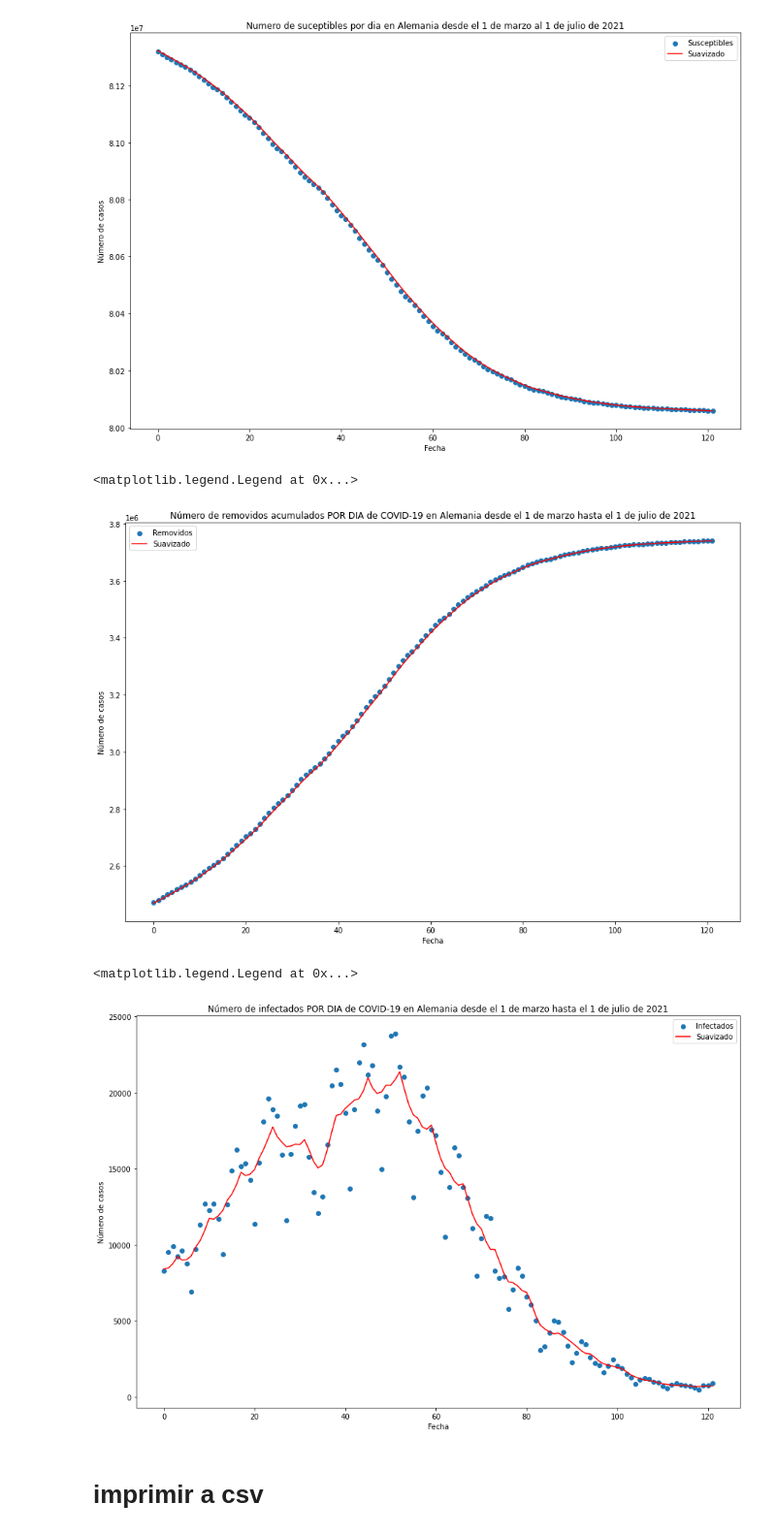
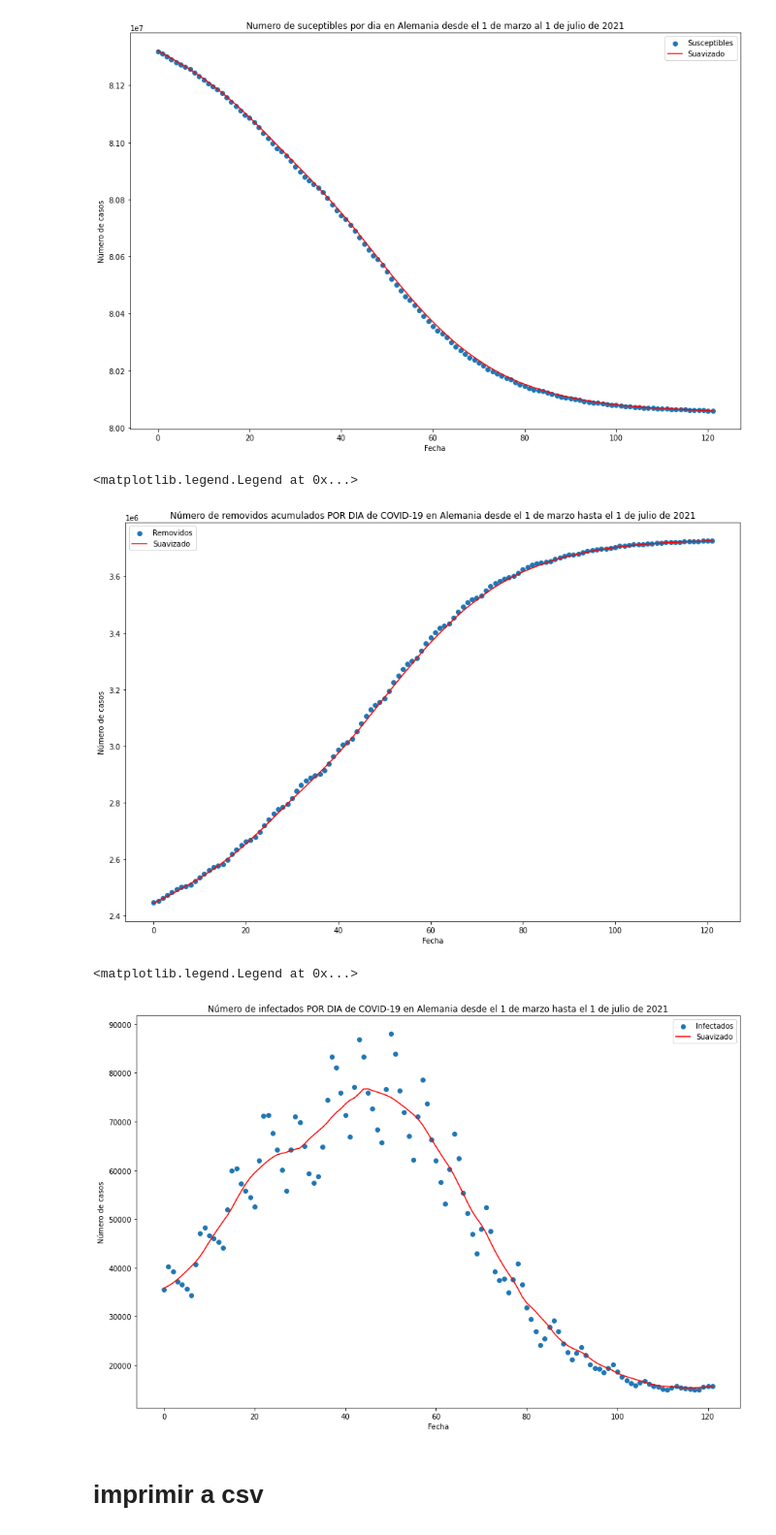
Before and after one commit to oazula/Dinamica-V, a Jupyter notebook: Analisis de datos Alemania.ipynb, the cells around one changed output. Shown at 97% size. Saved outputs shown, nothing was run; the diff lists cells and outputs as text; code cells hidden in the pictures.

Commit message:
pinn alemania, los datos estan muy mal, creo que es mejor dejar asi y seguir con colombia

```diff
--- a/Analisis de datos Alemania.ipynb
+++ b/Analisis de datos Alemania.ipynb
@@ -76,0 +98,6 @@ Numero de muertes:Muertos por cada case group
+# %%
+data_R = data[['Fecha de informe', 'Número de recuperaciones', 'Número de muertes']]
+data_R = data_R.sort_values('Fecha de informe')
+data_R = data_R.groupby('Fecha de informe').sum()
+data_R = data_R.shift(1)
+data_R
@@ -129,8 +196,8 @@ print(len(susceptible_by_date))
 1634
 # %%
 #WE need to find the index of the dates of March 1 and July 1
-march_1_index = unique_days.index(pd.to_datetime('2021-03-01').date())
-july_1_index = unique_days.index(pd.to_datetime('2021-07-01').date())
-print(march_1_index, july_1_index)
+start = unique_days.index(pd.to_datetime('2021-03-1').date())
+end = unique_days.index(pd.to_datetime('2021-07-1').date())
+print(start, end)
 # %% [output]
 425 547
@@ -241,29 +321,20 @@ El numero de removidos es 38835362
 En una fecha dada, el Ic deberia ser difrente al numero de removidosn acumulados hasta esa fecha
 # %%
 
-#! Este bloque tiene un bug: Si se corre más de una vez, el resultado va aumentando cada vez más
+infected_by_date = cumulative_sum - cumulative_removing_by_date
 
-infected_by_date = np.array(cumulative_sum) - np.array(cumulative_removing_by_date)
-print(infected_by_date)
 plt.figure(figsize=(20, 10))
-plt.scatter(unique_days[425:547], infected_by_date[425:547])
+plt.plot(unique_days, infected_by_date)
+plt.plot(unique_days, recovering_by_date)
+plt.plot(unique_days, cases_by_date)
 plt.title('Número de infectados POR DIA de COVID-19 en Alemania desde el 1 de marzo hasta el 1 de julio de 2021')
 plt.xlabel('Fecha')
 plt.ylabel('Número de casos')
 plt.show()
 
-
-#metiendo un 0 en el primer lugar de cumulative_removing_by_date y removiendo el ultimo valor
-cumulative_removing_by_date.pop()
-cumulative_removing_by_date.insert(0,0)
-print('agragando un 0',cumulative_removing_by_date)
-
-infected_by_date = np.array(cumulative_sum) - np.array(cumulative_removing_by_date)
-print(infected_by_date)
 plt.figure(figsize=(20, 10))
-plt.scatter(unique_days[425:547], infected_by_date[425:547])
-plt.title('Número de infectados POR DIA de COVID-19 en Alemania desde el 1 de marzo hasta el 1 de julio de 2021')
+plt.plot(unique_days[start:end], infected_by_date[start:end])
+plt.title('Numero de infectados por dia en Alemania desde el 1 de marzo al 1 de julio de 2021')
 plt.xlabel('Fecha')
 plt.ylabel('Número de casos')
-plt.show()
 # %% [output]
@@ -320,13 +389,13 @@ Text(0, 0.5, 'Número de casos')
 ## Datos suavizados
 # %%
 # Suavisando los datos: se toma el promedio de los 3 días anteriores, los 3 días posteriores y el día actual
-susceptible = [np.mean(susceptible_by_date[i-3:i+3]) for i in range(march_1_index, july_1_index)]
-removing = [np.mean(cumulative_removing_by_date[i-3:i+3]) for i in range(march_1_index, july_1_index)]
+susceptible = [np.mean(susceptible_by_date[i-7:i+7]) for i in range(start, end)]
+removing = [np.mean(cumulative_removing_by_date[i-7:i+7]) for i in range(start, end)]
 #infected = [np.mean(cases_by_date[i-3:i+3]) for i in range(march_1_index, july_1_index)]
-infected = [np.mean(infected_by_date[i-3:i+3]) for i in range(march_1_index, july_1_index)]
+infected = [np.mean(infected_by_date[i-7:i+7]) for i in range(start, end)]
 print(len(susceptible), len(removing), len(infected)) # Deben ser iguales
 
-days = np.arange(july_1_index - march_1_index)
+days = np.arange(end - start)
 print(days)
 # %% [output]
 122 122 122
@@ -352,7 +421,7 @@ plt.legend()
 [figure]
 # %%
 plt.figure(figsize=(15, 10))
-plt.scatter(days, cumulative_removing_by_date[425:547], label='Removidos')
+plt.scatter(days, cumulative_removing_by_date[start:end], label='Removidos')
 plt.plot(days, removing, color='red', label='Suavizado')
 plt.title('Número de removidos acumulados POR DIA de COVID-19 en Alemania desde el 1 de marzo hasta el 1 de julio de 2021')
 plt.xlabel('Fecha')
@@ -360,21 +429,21 @@ plt.ylabel('Número de casos')
 plt.legend()
 # %% [output]
 <matplotlib.legend.Legend at 0x...>
-[figure, old version]
+[figure, new version]
 # %%
 plt.figure(figsize=(15, 10))
-plt.scatter(days, infected_by_date[425:547], label='Infectados')
+plt.scatter(days, infected_by_date[start:end], label='Infectados')
 plt.plot(days, infected, color='red', label='Suavizado')
-#plt.plot(days, cases_by_date[425:547], label='casos por dia', color='green') #TODO: Revisar, al parecer son los mismos datos
+#plt.plot(days, cases_by_date[start:end], label='casos por dia', color='green') #TODO: Revisar, al parecer son los mismos datos
 plt.title('Número de infectados POR DIA de COVID-19 en Alemania desde el 1 de marzo hasta el 1 de julio de 2021')
 plt.xlabel('Fecha')
 plt.ylabel('Número de casos')
 plt.legend()
 
 #! Aunque se realizó el suavizado, los datos aun no coinciden con los del paper
 # %% [output]
 <matplotlib.legend.Legend at 0x...>
-[figure, old version]
+[figure, new version]
 # %% [markdown]
 # imprimir a csv
 # %%
```
Also changed, not shown: parts of 12 cells of this notebook, 2 other files.
